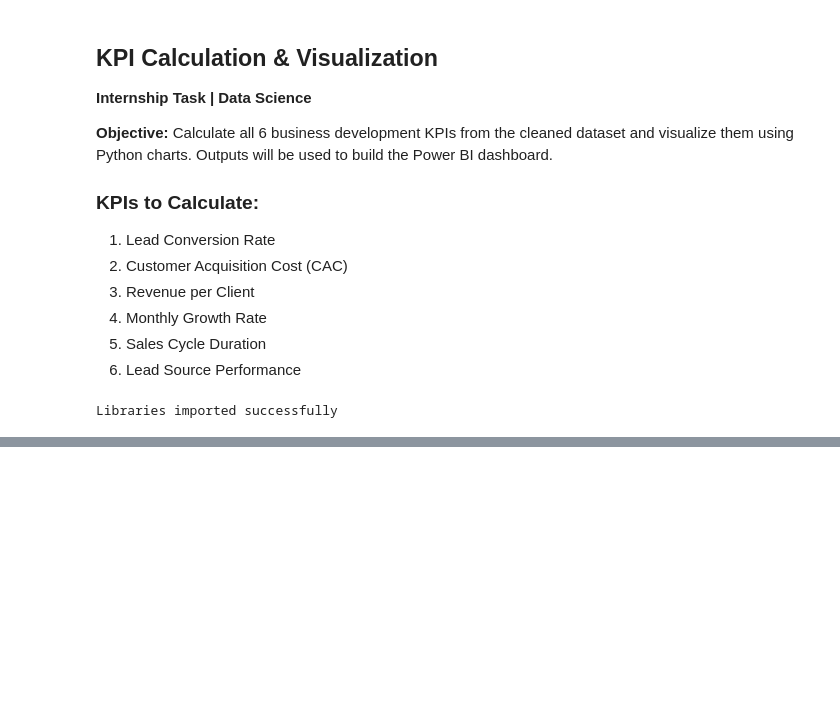
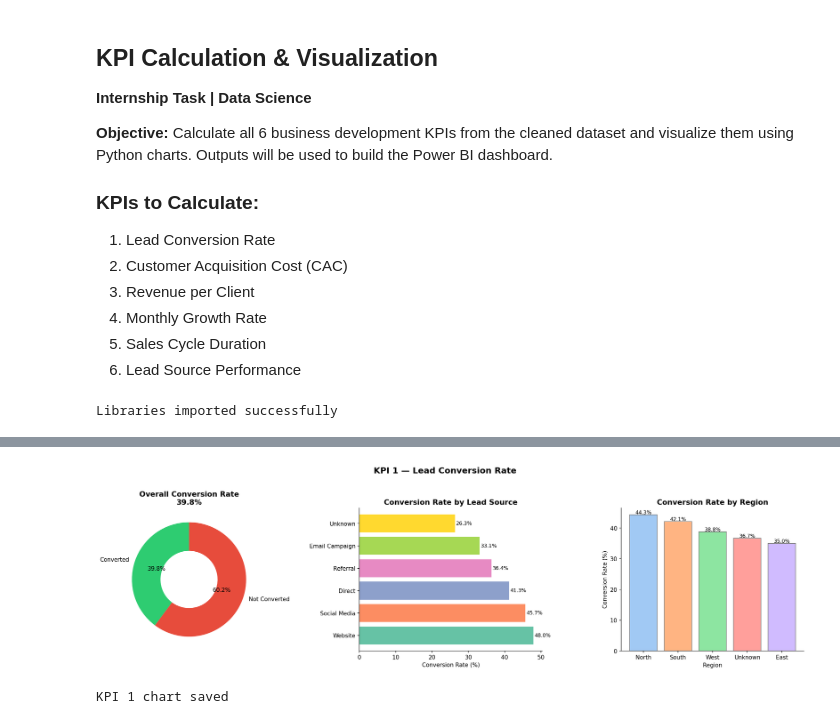
Before and after one commit to nisansalasandu/sales-performance-analytics, a Jupyter notebook: notebooks/Day2_KPI_Calculation.ipynb, the cells around one changed output, grey strips where cells are left out. Saved outputs shown, nothing was run; the diff lists cells and outputs as text; code cells hidden in the pictures; blank space fills up the shorter version.

Commit message:
KPI Calculation & Visualization Complete

```diff
--- a/notebooks/Day2_KPI_Calculation.ipynb
+++ b/notebooks/Day2_KPI_Calculation.ipynb
@@ -82,0 +176,40 @@ First 10 rows:
+# %%
+# ── Visualization: KPI 1 ──
+fig, axes = plt.subplots(1, 3, figsize=(18, 5))
+fig.suptitle('KPI 1 — Lead Conversion Rate', fontsize=15, fontweight='bold', y=1.02)
+
+# Chart 1: Overall donut chart
+sizes  = [total_converted, total_leads - total_converted]
+labels = ['Converted', 'Not Converted']
+colors = ['#2ecc71', '#e74c3c']
+
+axes[0].pie(sizes, labels=labels, colors=colors, autopct='%1.1f%%',
+            startangle=90, wedgeprops=dict(width=0.5))
+axes[0].set_title(f'Overall Conversion Rate\n{overall_conv_rate:.1f}%')
+
+# Chart 2: Conversion rate by source
+bars = axes[1].barh(source_conv['Lead_Source'], source_conv['Conversion_Rate_%'],
+                    color=sns.color_palette("Set2", len(source_conv)))
+axes[1].set_xlabel('Conversion Rate (%)')
+axes[1].set_title('Conversion Rate by Lead Source')
+for bar, val in zip(bars, source_conv['Conversion_Rate_%']):
+    axes[1].text(bar.get_width() + 0.3, bar.get_y() + bar.get_height()/2,
+                 f'{val:.1f}%', va='center', fontsize=9)
+
+# Chart 3: Conversion rate by region
+bars2 = axes[2].bar(region_conv['Region'], region_conv['Conversion_Rate_%'],
+                    color=sns.color_palette("pastel", len(region_conv)), edgecolor='gray')
+axes[2].set_xlabel('Region')
+axes[2].set_ylabel('Conversion Rate (%)')
+axes[2].set_title('Conversion Rate by Region')
+for bar, val in zip(bars2, region_conv['Conversion_Rate_%']):
+    axes[2].text(bar.get_x() + bar.get_width()/2, bar.get_height() + 0.2,
+                 f'{val:.1f}%', ha='center', fontsize=9)
+
+plt.tight_layout()
+plt.savefig('../reports/KPI1_Lead_Conversion_Rate.png', bbox_inches='tight')
+plt.show()
+print("KPI 1 chart saved")
+# %% [output]
+[figure, added]
+KPI 1 chart saved
```
Also changed, not shown: parts of 14 cells of this notebook, 11 other files.
